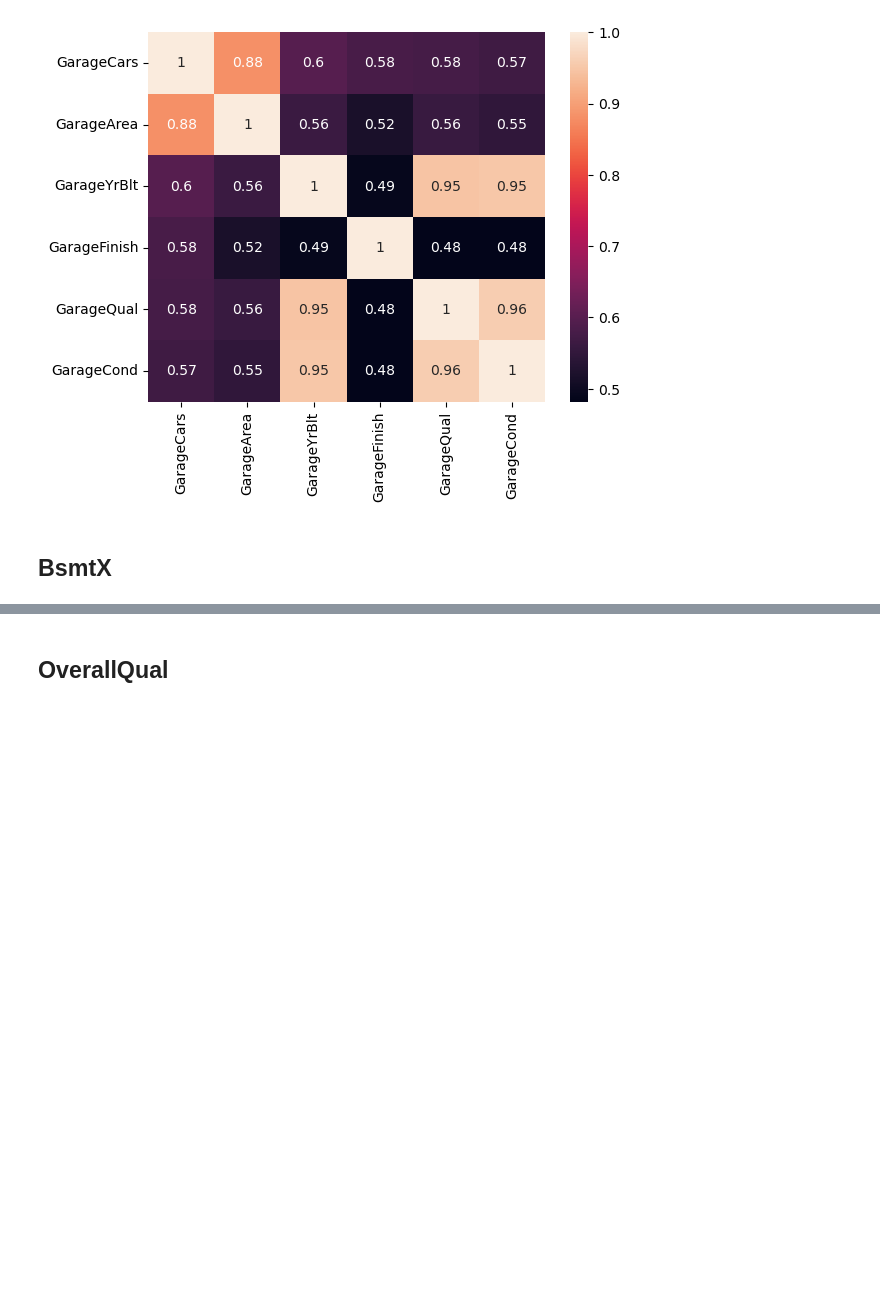
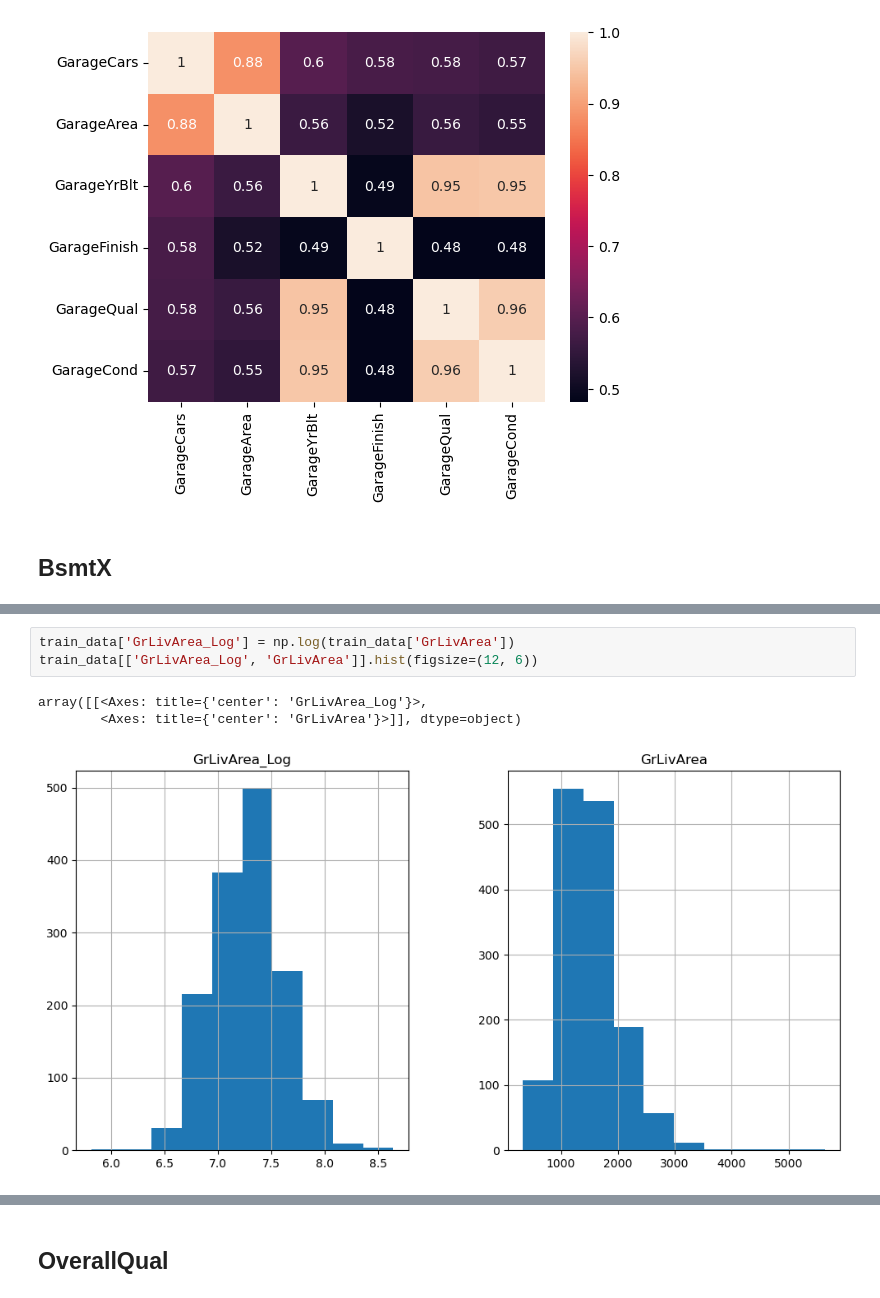
Before and after one commit to Chocomilkteaa/House-Prices, a Jupyter notebook: eda2.ipynb, the cells around one changed output, grey strips where cells are left out. Drawn from its saved outputs; the diff is of its cells as text; blank space fills up the shorter version.

```diff
--- a/eda2.ipynb
+++ b/eda2.ipynb
@@ -342,0 +389,7 @@ sns.heatmap(corr_garage, annot=True)
+# %%
+train_data['GrLivArea_Log'] = np.log(train_data['GrLivArea'])
+train_data[['GrLivArea_Log', 'GrLivArea']].hist(figsize=(12, 6))
+# %% [output]
+array([[<Axes: title={'center': 'GrLivArea_Log'}>,
+        <Axes: title={'center': 'GrLivArea'}>]], dtype=object)
+[figure, added]
```
Also changed, not shown: parts of 29 cells of this notebook, 2 other files.
